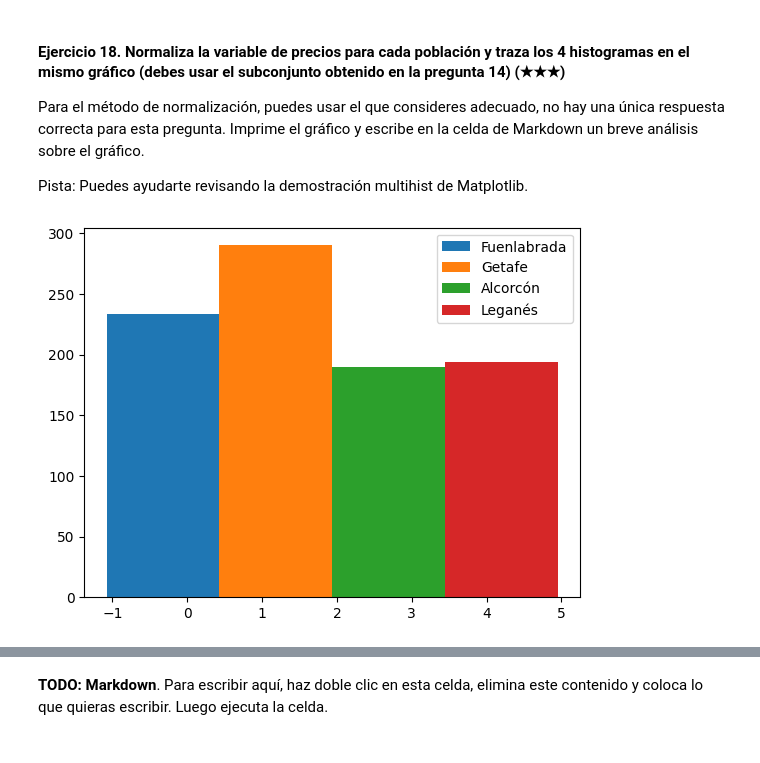
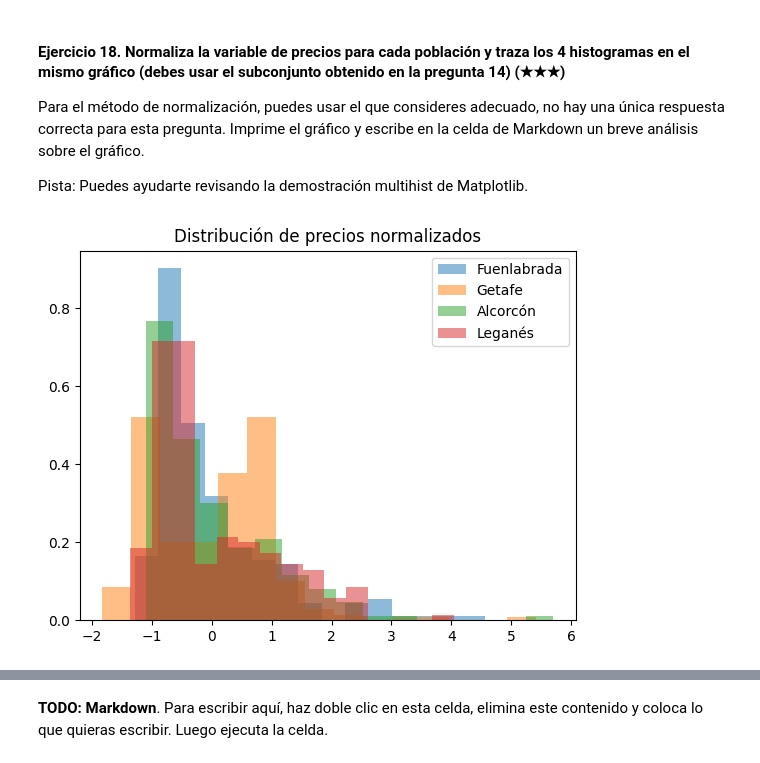
Before and after one commit to Sonmi-451-83/realestate-datacleanup-exercise, a Jupyter notebook: project.es.ipynb, the cells around one changed output, grey strips where cells are left out. Drawn from its saved outputs; the diff is of its cells as text; code cells hidden in the pictures.

```diff
--- a/project.es.ipynb
+++ b/project.es.ipynb
@@ -13,9 +13,12 @@ Empecemos precisamente con esa pregunta... ¡Buena suerte!
 # %%
 import pandas as pd
 import numpy as np
+import matplotlib.pyplot as plt
 
 # Este archivo CSV contiene puntos y comas en lugar de comas como separadores
 ds = pd.read_csv('assets/real_estate.csv', sep=';')
+ds["latitude"] = ds["latitude"].str.replace(",",".").astype(float)
+ds["longitude"] = ds["longitude"].str.replace(",",".").astype(float)
 ds
 # %% [output]
 |  | Unnamed: 0 | id_realEstates | isNew | realEstate_name | phone_realEstate | url_inmueble | rooms | ... |
@@ -398,23 +370,32 @@ Para el método de normalización, puedes usar el que consideres adecuado, no ha
 
 Pista: Puedes ayudarte revisando la demostración multihist de Matplotlib.
 # %%
-import matplotlib.pyplot as mpl
+ds_fuen = ds3["price"][ds3["level5"] == "Fuenlabrada"]
 
-normalized_ds_fuen = (ds3["price"].where(ds3["level5"] == "Fuenlabrada")-ds["price"].where(ds3["level5"] == "Fuenlabrada").mean())/ds["price"].where(ds3["level5"] == "Fuenlabrada").std()
+normalized_ds_fuen = (ds_fuen-ds_fuen.mean())/(ds_fuen.std())
 #print(normalized_ds_fuen)
 
-normalized_ds_geta = (ds3["price"].where(ds3["level5"] == "Getafe")-ds["price"].where(ds3["level5"] == "Getafe").mean())/ds["price"].where(ds3["level5"] == "Getafe").std()
+ds_geta = ds3["price"][ds3["level5"] == "Getafe"]
+
+normalized_ds_geta = (ds_geta-ds_geta.mean())/(ds_geta.std())
 #print(normalized_ds_geta)
 
-normalized_ds_alcor = (ds3["price"].where(ds3["level5"] == "Alcorcón")-ds["price"].where(ds3["level5"] == "Alcorcón").mean())/ds["price"].where(ds3["level5"] == "Alcorcón").std()
+ds_alcor = ds3["price"][ds3["level5"] == "Alcorcón"]
+
+normalized_ds_alcor = (ds_alcor-ds_alcor.mean())/(ds_alcor.std())
 #print(normalized_ds_alcor)
 
-normalized_ds_lega = (ds3["price"].where(ds3["level5"] == "Leganés")-ds["price"].where(ds3["level5"] == "Leganés").mean())/ds["price"].where(ds3["level5"] == "Leganés").std()
+ds_lega = ds3["price"][ds3["level5"] == "Leganés"]
+
+normalized_ds_lega = (ds_lega-ds_lega.mean())/(ds_lega.std())
 #print(normalized_ds_lega)
 
-mpl.hist((normalized_ds_fuen, normalized_ds_geta, normalized_ds_alcor, normalized_ds_lega), 1, label=("Fuenlabrada", "Getafe", "Alcorcón", "Leganés"))
-mpl.legend()
-#mpl.xticks((1, 2, 3, 4, 5, 6, 7), (tags))
-mpl.show()
+plt.hist(normalized_ds_fuen, label="Fuenlabrada", bins=15, alpha = 0.5, density=True)
+plt.hist(normalized_ds_geta, label="Getafe", bins=15, alpha = 0.5, density=True)
+plt.hist(normalized_ds_alcor, label="Alcorcón", bins=15, alpha = 0.5, density=True)
+plt.hist(normalized_ds_lega, label="Leganés", bins=15, alpha = 0.5, density=True)
+plt.title("Distribución de precios normalizados")
+plt.legend()
+plt.show()
 # %% [output]
-[figure, old version]
+[figure, new version]
```
Also changed, not shown: parts of 13 cells of this notebook.
